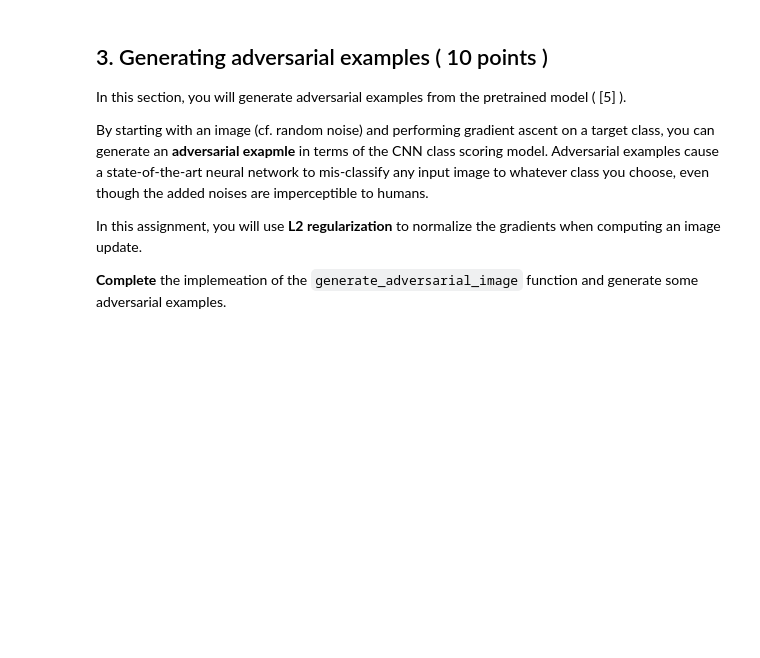
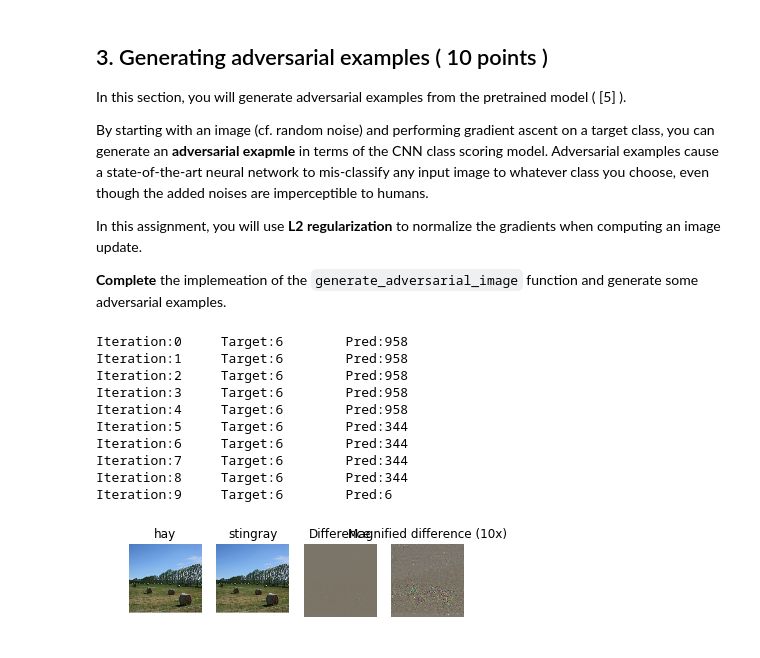
Before and after one commit to darkgs/CourseDeepLearning, a Jupyter notebook: Assignment2/Assignment2-3_Visualizing_CNN.ipynb, the cells around one changed output. Drawn from its saved outputs; the diff is of its cells as text; code cells hidden in the pictures; blank space fills up the shorter version.

```diff
--- a/Assignment2/Assignment2-3_Visualizing_CNN.ipynb
+++ b/Assignment2/Assignment2-3_Visualizing_CNN.ipynb
@@ -169,32 +202,57 @@ def generate_adversarial_image(X, target_y, model):
     #Training parameters
     learning_rate =  1
     num_iterations = 100
 
     X_adversarial = X.copy()
     ##############################################################################
     #                          IMPLEMENT YOUR CODE                               #
     ##############################################################################
-    pass
+    # Gradient Ascent for the target_y
+    l2_reg = 1e-3
+    t_grad_target = model.outputs[:,target_y] - l2_reg*(tf.norm(model.inputs)**2)
+    t_gradients = tf.squeeze(tf.gradients(t_grad_target, model.inputs), axis=0)
     ##############################################################################
     #                             END OF YOUR CODE                               #
     ##############################################################################
     for i in range(num_iterations):
         ##############################################################################
         #                          IMPLEMENT YOUR CODE                               #
         ##############################################################################
-        pass
+        feed_dict = {
+            model.inputs: X_adversarial,
+            model.targets: [target_y],
+        }
+        gradients, outputs = sess.run([t_gradients, model.outputs], feed_dict=feed_dict)
+        grad_step = np.squeeze(np.array(gradients), axis=0)
+        grad_step = (learning_rate * (0.9 ** (i/num_iterations)) ) \
+                * grad_step / np.linalg.norm(grad_step)
+        X_adversarial += grad_step
+        pred_y = np.argmax(np.array(outputs), axis=1)
+
         ##############################################################################
         #                             END OF YOUR CODE                               #
         ##############################################################################
         print("Iteration:%d\tTarget:%d\tPred:%d" % (i, target_y, pred_y))
 
         if target_y == pred_y:
             break
 
     assert target_y == pred_y, 'The network is not fooled!'
     return X_adversarial
 
 image_idx = 0
 target_y = 6
 X_adversarial = generate_adversarial_image(X[image_idx:image_idx+1], target_y, model)
 plot_images(X[image_idx:image_idx+1], Y[image_idx:image_idx+1], Class_names, Adversarial=X_adversarial, Target_y=target_y)
+# %% [output]
+Iteration:0     Target:6        Pred:958
+Iteration:1     Target:6        Pred:958
+Iteration:2     Target:6        Pred:958
+Iteration:3     Target:6        Pred:958
+Iteration:4     Target:6        Pred:958
+Iteration:5     Target:6        Pred:344
+Iteration:6     Target:6        Pred:344
+Iteration:7     Target:6        Pred:344
+Iteration:8     Target:6        Pred:344
+Iteration:9     Target:6        Pred:6
+[figure, added]
```
Also changed, not shown: parts of 4 cells of this notebook, 25 other files.
